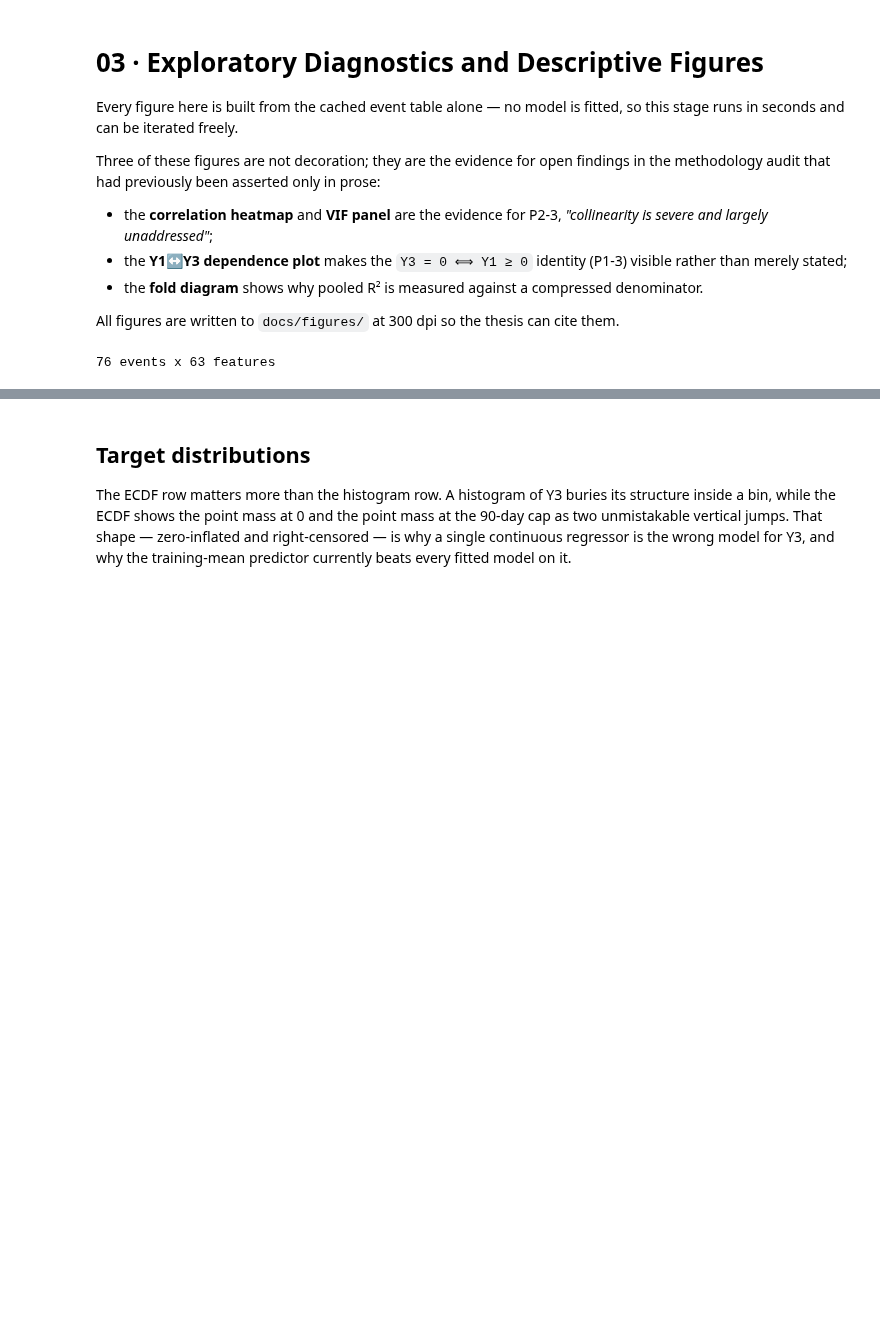
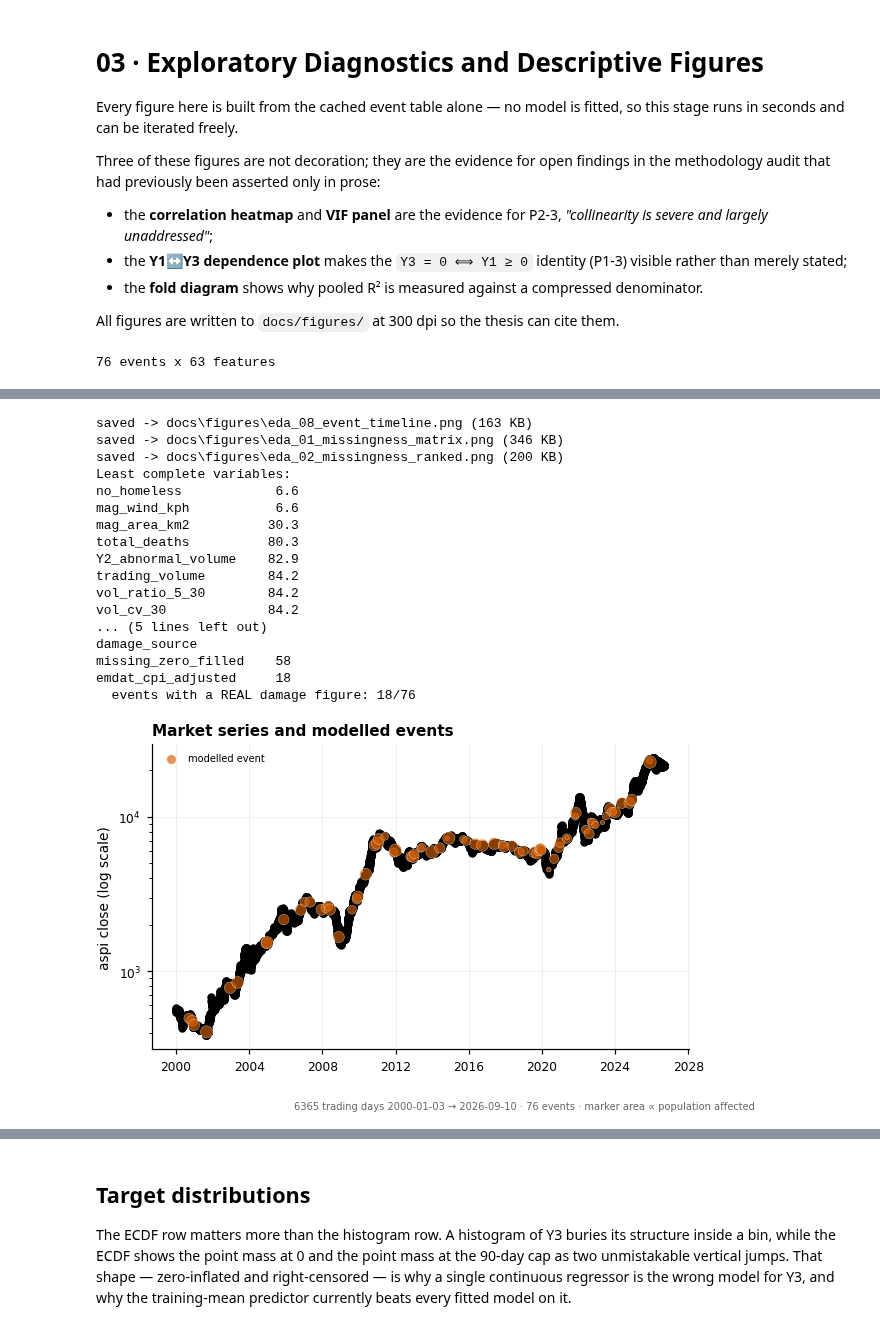
Before and after one commit to Hashan-Samarakkody/CSE-disaster-impact-predictor, a Jupyter notebook: disaster_finance_predictor/notebooks/03_eda_diagnostics.ipynb, the cells around one changed output, grey strips where cells are left out. Cells and saved outputs as stored; diff of their text form; code cells hidden in the pictures; blank space fills up the shorter version.

Commit message:
EDA PLOTS

```diff
--- a/disaster_finance_predictor/notebooks/03_eda_diagnostics.ipynb
+++ b/disaster_finance_predictor/notebooks/03_eda_diagnostics.ipynb
@@ -34,0 +49,43 @@ print(f"{len(dataset)} events x {len(FEATURE_COLS)} features")
+# %%
+from src.evaluation import eda_figures as eda
+
+# 1. Acquisition -- what the market series covers and where the events fall inside it.
+market = load_frame("market")
+eda.plot_event_timeline(market, dataset)
+
+# 2. Completeness -- the three-state map, then the same thing ranked.
+_, completeness_state = eda.plot_missingness_matrix(dataset)
+_, completeness = eda.plot_missingness_ranked(dataset)
+
+print("Least complete variables:")
+print((completeness.head(8) * 100).round(1).to_string())
+print()
+_zero = int((completeness_state == 1.0).sum().sum())
+_nan = int((completeness_state == 2.0).sum().sum())
+print(f"cells that are present but NOT measured (zero-filled): {_zero}")
+print(f"cells that are outright missing (NaN):                 {_nan}")
+print()
+if "damage_source" in dataset.columns:
+    print("Damage provenance -- the study's key covariate:")
+    print(dataset["damage_source"].value_counts().to_string())
+    print(f"  events with a REAL damage figure: "
+          f"{int((dataset['financial_damage'] > 0).sum())}/{len(dataset)}")
+# %% [output]
+saved -> docs\figures\eda_08_event_timeline.png (163 KB)
+saved -> docs\figures\eda_01_missingness_matrix.png (346 KB)
+saved -> docs\figures\eda_02_missingness_ranked.png (200 KB)
+Least complete variables:
+no_homeless            6.6
+mag_wind_kph           6.6
+mag_area_km2          30.3
+total_deaths          80.3
+Y2_abnormal_volume    82.9
+trading_volume        84.2
+vol_ratio_5_30        84.2
+vol_cv_30             84.2
+... (5 lines left out)
+damage_source
+missing_zero_filled    58
+emdat_cpi_adjusted     18
+  events with a REAL damage figure: 18/76
+[figure, added]
```
Also changed, not shown: parts of 10 cells of this notebook, 16 other files.
